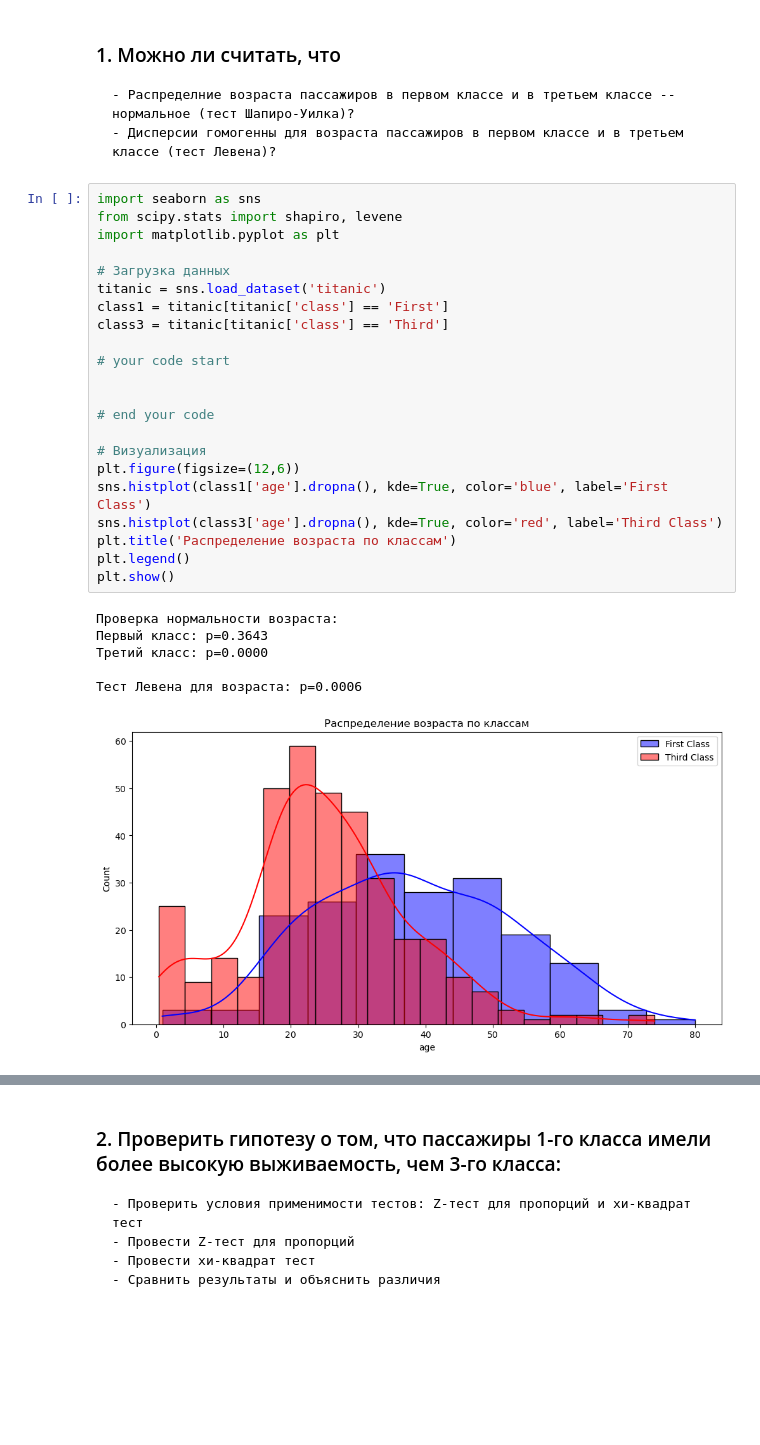
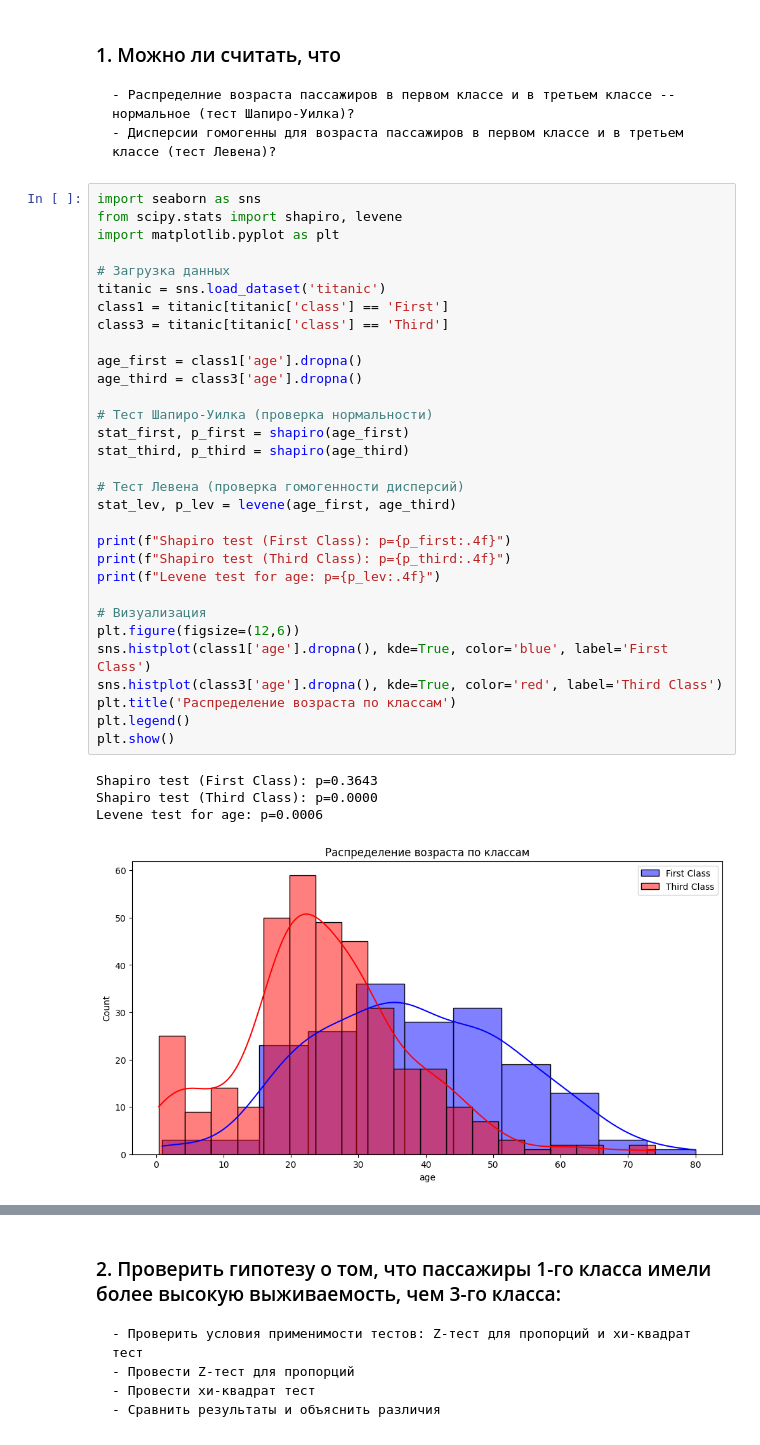
Before and after one commit to r42arty/hse, a Jupyter notebook: mod3/MathStat/MS_5.ipynb, the cells around one changed output, grey strips where cells are left out. Drawn from its saved outputs; the diff is of its cells as text; blank space fills up the shorter version.

```diff
--- a/mod3/MathStat/MS_5.ipynb
+++ b/mod3/MathStat/MS_5.ipynb
@@ -57,30 +90,37 @@ $$ \chi^2 = \sum \frac{(O - E)^2}{E} $$
 # %%
 import seaborn as sns
 from scipy.stats import shapiro, levene
 import matplotlib.pyplot as plt
 
 # Загрузка данных
 titanic = sns.load_dataset('titanic')
 class1 = titanic[titanic['class'] == 'First']
 class3 = titanic[titanic['class'] == 'Third']
 
-# your code start
+age_first = class1['age'].dropna()
+age_third = class3['age'].dropna()
 
+# Тест Шапиро-Уилка (проверка нормальности)
+stat_first, p_first = shapiro(age_first)
+stat_third, p_third = shapiro(age_third)
 
-# end your code
+# Тест Левена (проверка гомогенности дисперсий)
+stat_lev, p_lev = levene(age_first, age_third)
+
+print(f"Shapiro test (First Class): p={p_first:.4f}")
+print(f"Shapiro test (Third Class): p={p_third:.4f}")
+print(f"Levene test for age: p={p_lev:.4f}")
 
 # Визуализация
 plt.figure(figsize=(12,6))
 sns.histplot(class1['age'].dropna(), kde=True, color='blue', label='First Class')
 sns.histplot(class3['age'].dropna(), kde=True, color='red', label='Third Class')
 plt.title('Распределение возраста по классам')
 plt.legend()
 plt.show()
 # %% [output]
-Проверка нормальности возраста:
-Первый класс: p=0.3643
-Третий класс: p=0.0000
-
-Тест Левена для возраста: p=0.0006
+Shapiro test (First Class): p=0.3643
+Shapiro test (Third Class): p=0.0000
+Levene test for age: p=0.0006
-[figure, old version]
+[figure, new version]
 # %% [markdown]
```
Also changed, not shown: parts of 5 cells of this notebook.
